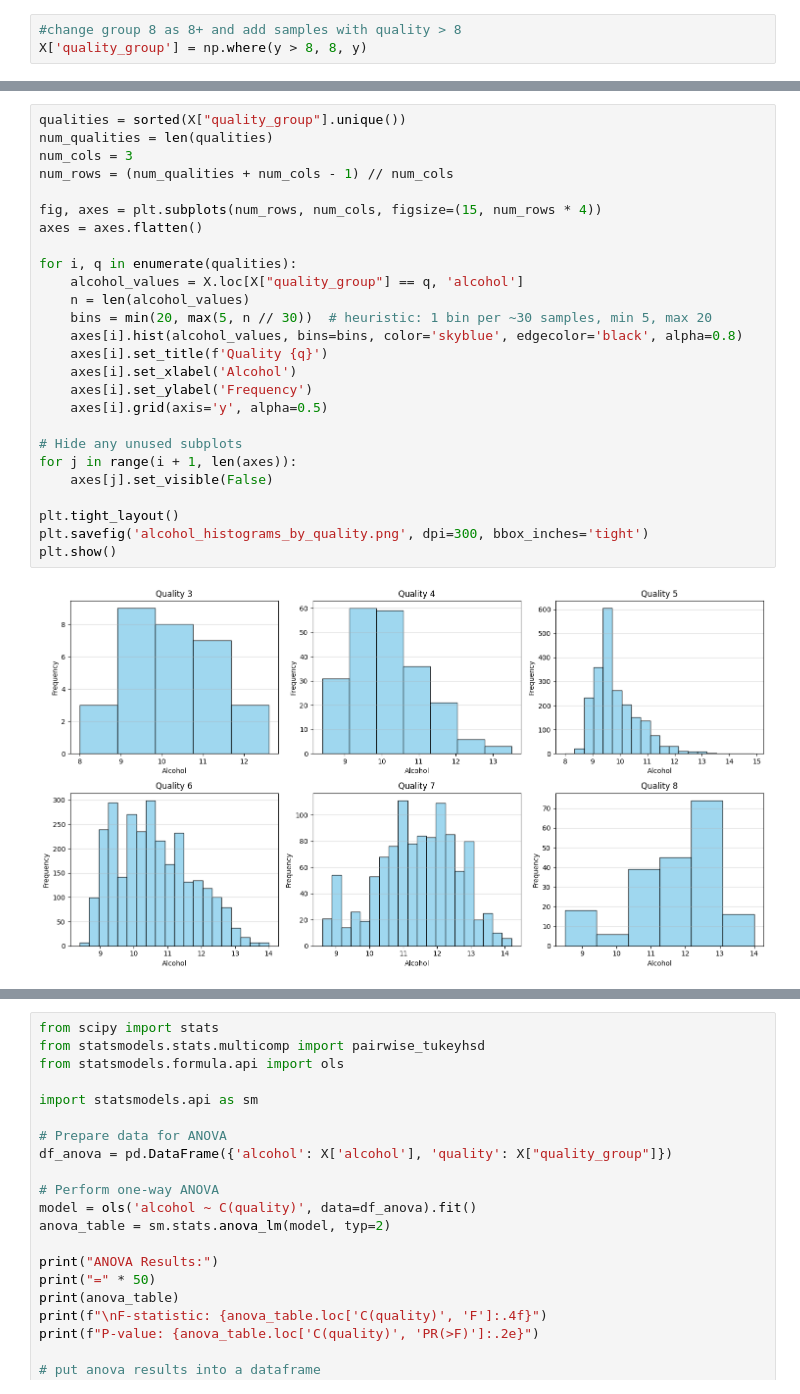
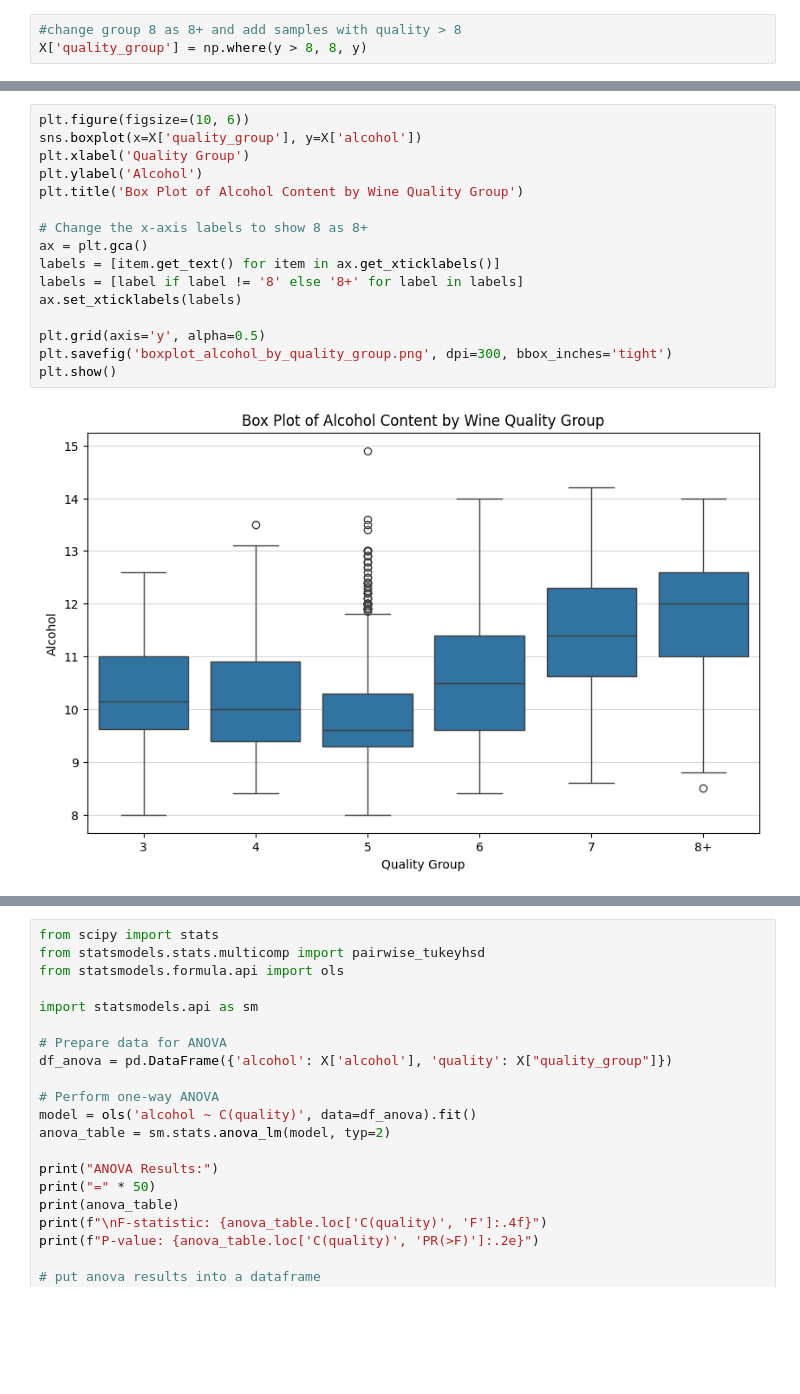
Before and after one commit to 2T1F/wine, a Jupyter notebook: explore.ipynb, the cells around one changed output, grey strips where cells are left out. Cells and saved outputs as stored; diff of their text form; blank space fills up the shorter version.

```diff
--- a/explore.ipynb
+++ b/explore.ipynb
@@ -623,28 +611,18 @@ plt.show()
-# %%
-qualities = sorted(X["quality_group"].unique())
-num_qualities = len(qualities)
-num_cols = 3
-num_rows = (num_qualities + num_cols - 1) // num_cols
-
-fig, axes = plt.subplots(num_rows, num_cols, figsize=(15, num_rows * 4))
-axes = axes.flatten()
-
-for i, q in enumerate(qualities):
-    alcohol_values = X.loc[X["quality_group"] == q, 'alcohol']
-    n = len(alcohol_values)
-    bins = min(20, max(5, n // 30))  # heuristic: 1 bin per ~30 samples, min 5, max 20
-    axes[i].hist(alcohol_values, bins=bins, color='skyblue', edgecolor='black', alpha=0.8)
-    axes[i].set_title(f'Quality {q}')
-    axes[i].set_xlabel('Alcohol')
-    axes[i].set_ylabel('Frequency')
-    axes[i].grid(axis='y', alpha=0.5)
-
-# Hide any unused subplots
-for j in range(i + 1, len(axes)):
-    axes[j].set_visible(False)
-
-plt.tight_layout()
-plt.savefig('alcohol_histograms_by_quality.png', dpi=300, bbox_inches='tight')
-plt.show()
-# %% [output]
-[figure, removed]
+# %%
+plt.figure(figsize=(10, 6))
+sns.boxplot(x=X['quality_group'], y=X['alcohol'])
+plt.xlabel('Quality Group')
+plt.ylabel('Alcohol')
+plt.title('Box Plot of Alcohol Content by Wine Quality Group')
+
+# Change the x-axis labels to show 8 as 8+
+ax = plt.gca()
+labels = [item.get_text() for item in ax.get_xticklabels()]
+labels = [label if label != '8' else '8+' for label in labels]
+ax.set_xticklabels(labels)
+
+plt.grid(axis='y', alpha=0.5)
+plt.savefig('boxplot_alcohol_by_quality_group.png', dpi=300, bbox_inches='tight')
+plt.show()
+# %% [output]
+[figure, added]
```
Also changed, not shown: parts of 2 cells of this notebook, 2 other files.
